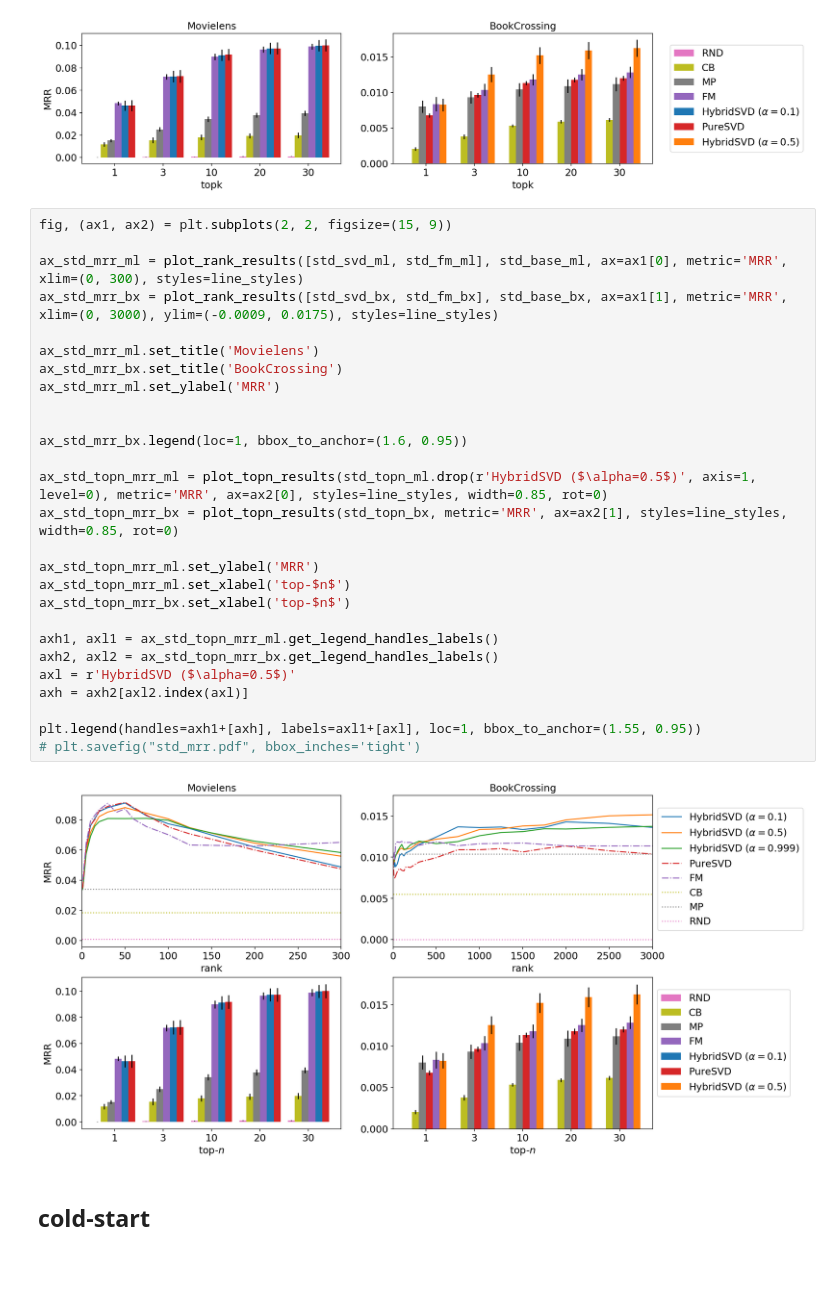
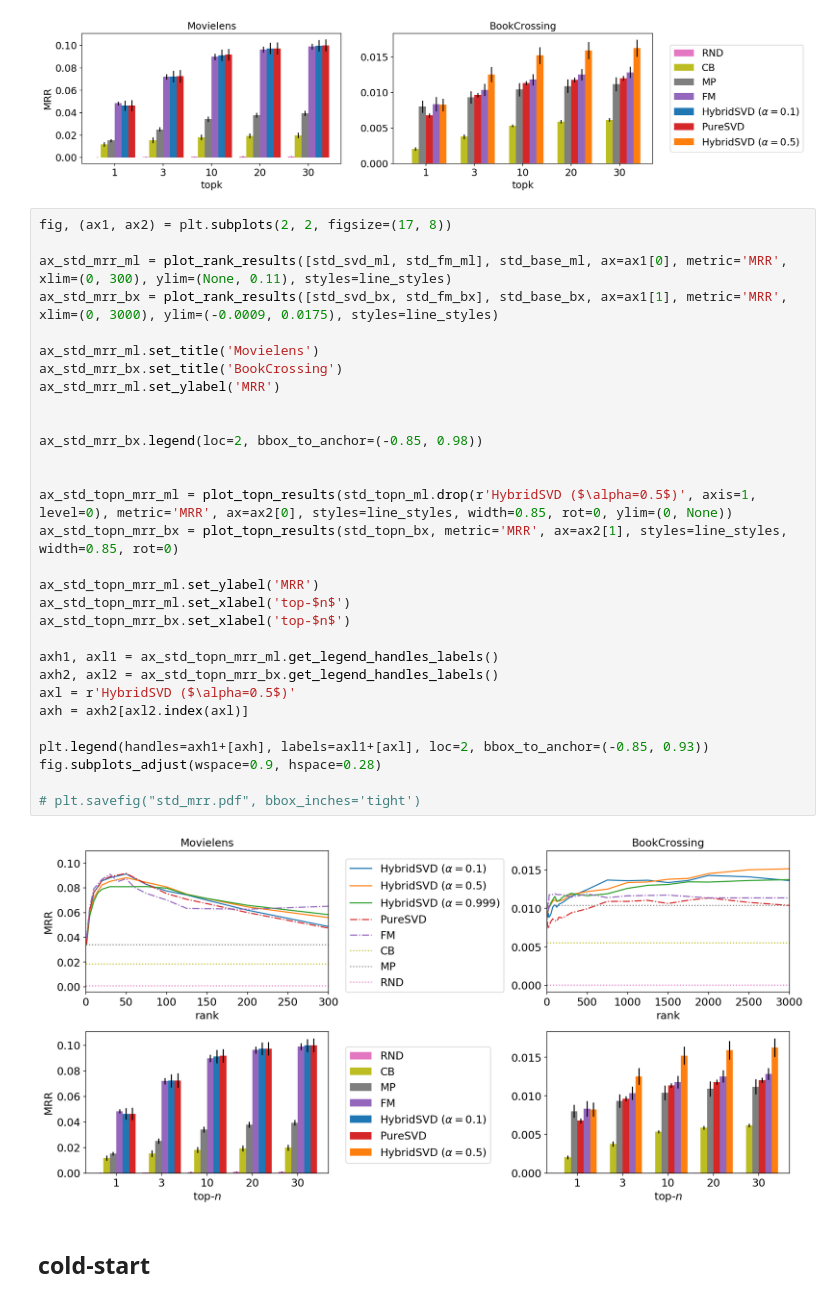
Before and after one commit to evfro/hybridsvd, a Jupyter notebook: View_all_results.ipynb, the cells around one changed output. Saved outputs shown, nothing was run; the diff lists cells and outputs as text; blank space fills up the shorter version.

```diff
--- a/View_all_results.ipynb
+++ b/View_all_results.ipynb
@@ -280,34 +281,37 @@ plt.legend(handles=axh1+[axh], labels=axl1+[axl], loc=1, bbox_to_anchor=(1.6, 0.
 <matplotlib.legend.Legend at 0x...>
 [figure]
 # %%
-fig, (ax1, ax2) = plt.subplots(2, 2, figsize=(15, 9))
+fig, (ax1, ax2) = plt.subplots(2, 2, figsize=(17, 8))
 
-ax_std_mrr_ml = plot_rank_results([std_svd_ml, std_fm_ml], std_base_ml, ax=ax1[0], metric='MRR', xlim=(0, 300), styles=line_styles)
+ax_std_mrr_ml = plot_rank_results([std_svd_ml, std_fm_ml], std_base_ml, ax=ax1[0], metric='MRR', xlim=(0, 300), ylim=(None, 0.11), styles=line_styles)
 ax_std_mrr_bx = plot_rank_results([std_svd_bx, std_fm_bx], std_base_bx, ax=ax1[1], metric='MRR', xlim=(0, 3000), ylim=(-0.0009, 0.0175), styles=line_styles)
 
 ax_std_mrr_ml.set_title('Movielens')
 ax_std_mrr_bx.set_title('BookCrossing')
 ax_std_mrr_ml.set_ylabel('MRR')
 
 
-ax_std_mrr_bx.legend(loc=1, bbox_to_anchor=(1.6, 0.95))
+ax_std_mrr_bx.legend(loc=2, bbox_to_anchor=(-0.85, 0.98))
 
-ax_std_topn_mrr_ml = plot_topn_results(std_topn_ml.drop(r'HybridSVD ($\alpha=0.5$)', axis=1, level=0), metric='MRR', ax=ax2[0], styles=line_styles, width=0.85, rot=0)
+
+ax_std_topn_mrr_ml = plot_topn_results(std_topn_ml.drop(r'HybridSVD ($\alpha=0.5$)', axis=1, level=0), metric='MRR', ax=ax2[0], styles=line_styles, width=0.85, rot=0, ylim=(0, None))
 ax_std_topn_mrr_bx = plot_topn_results(std_topn_bx, metric='MRR', ax=ax2[1], styles=line_styles, width=0.85, rot=0)
 
 ax_std_topn_mrr_ml.set_ylabel('MRR')
 ax_std_topn_mrr_ml.set_xlabel('top-$n$')
 ax_std_topn_mrr_bx.set_xlabel('top-$n$')
 
 axh1, axl1 = ax_std_topn_mrr_ml.get_legend_handles_labels()
 axh2, axl2 = ax_std_topn_mrr_bx.get_legend_handles_labels()
 axl = r'HybridSVD ($\alpha=0.5$)'
 axh = axh2[axl2.index(axl)]
 
-plt.legend(handles=axh1+[axh], labels=axl1+[axl], loc=1, bbox_to_anchor=(1.55, 0.95))
+plt.legend(handles=axh1+[axh], labels=axl1+[axl], loc=2, bbox_to_anchor=(-0.85, 0.93))
+fig.subplots_adjust(wspace=0.9, hspace=0.28)
+
 # plt.savefig("std_mrr.pdf", bbox_inches='tight')
 # %% [output]
-[figure, old version]
+[figure, new version]
 # %% [markdown]
 ## cold-start
 # %%
```
Also changed, not shown: parts of 2 cells of this notebook.
